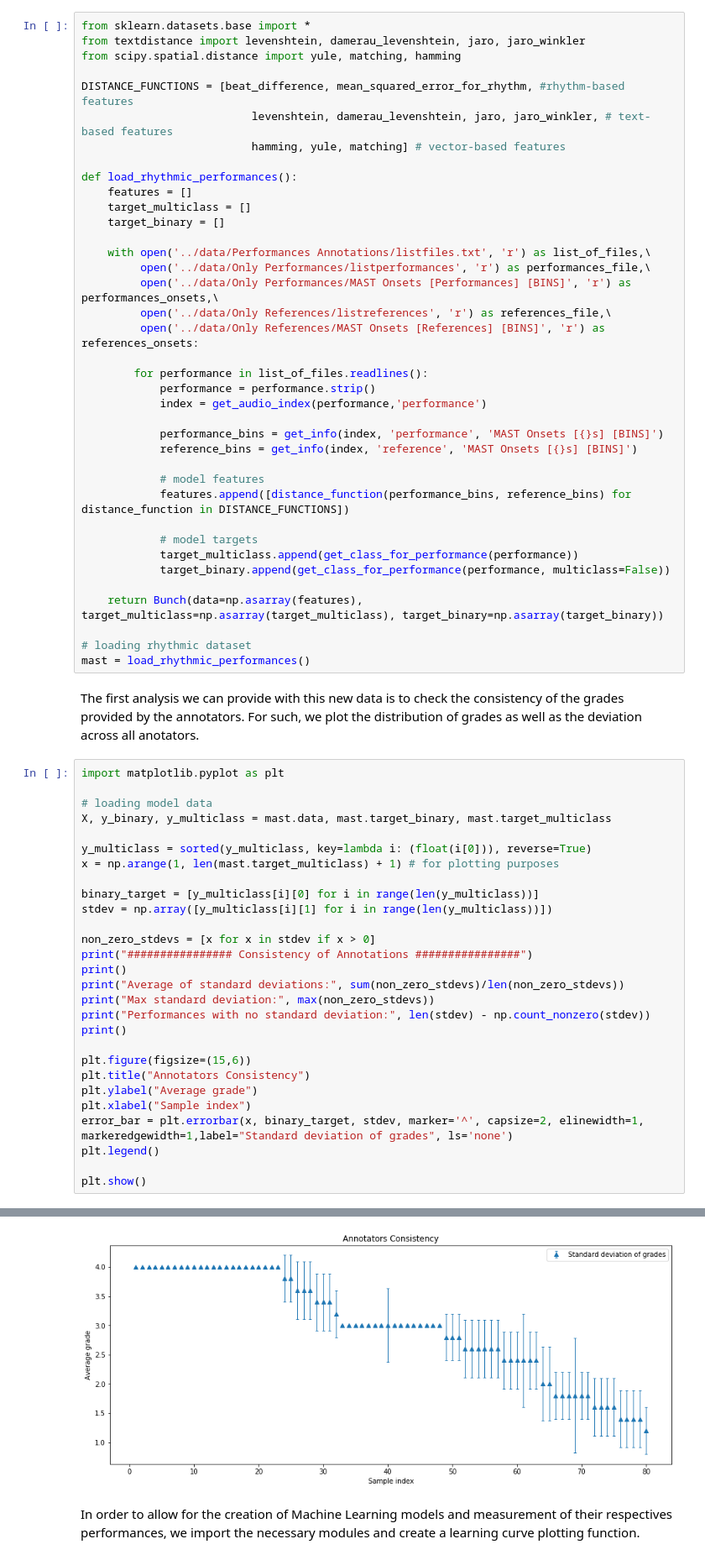
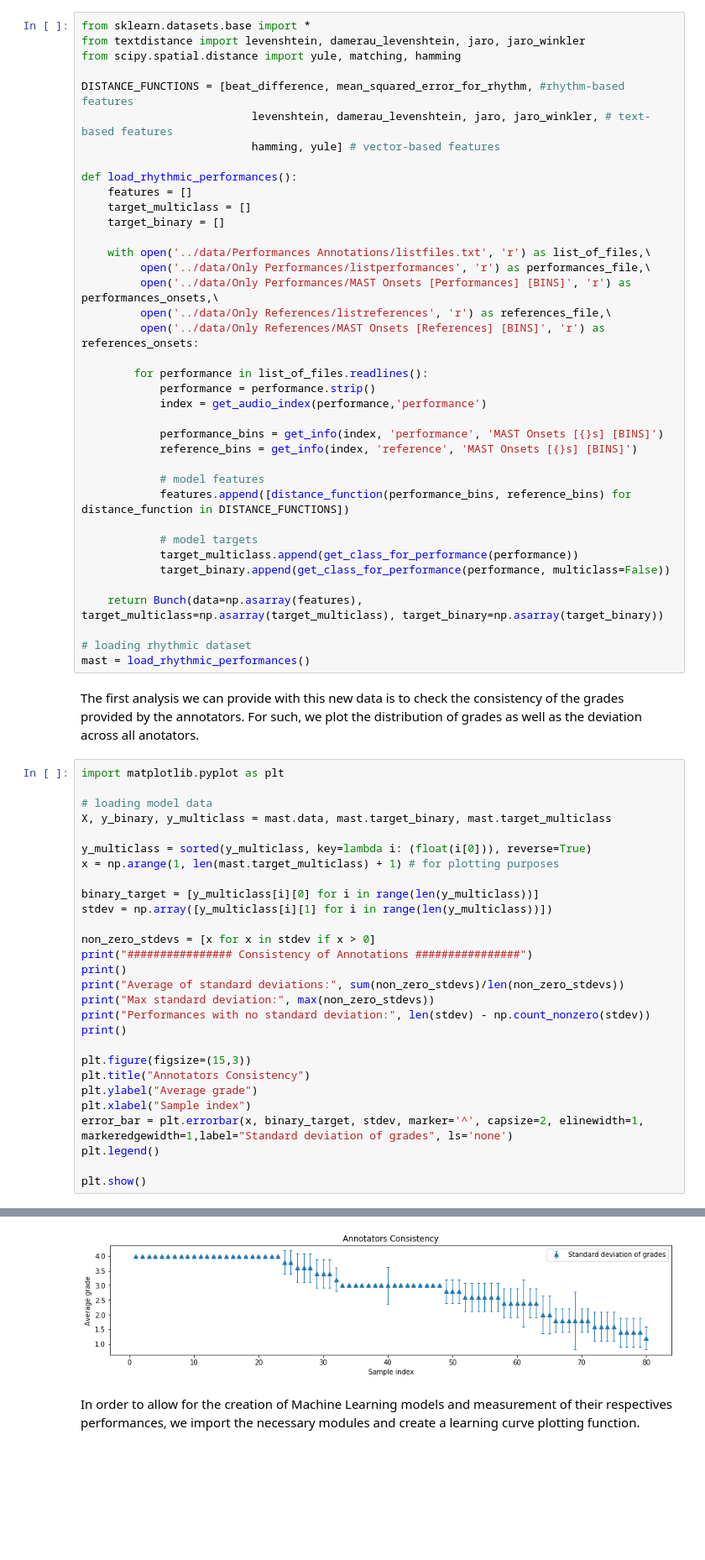
Before and after one commit to MTG/mast-rhythm-analysis, a Jupyter notebook: notebooks/BaselineRhythmicAssessmentSystem.ipynb, the cells around one changed output, grey strips where cells are left out. Shown: that part at 84% size. Drawn from its saved outputs; the diff is of its cells as text; blank space fills up the shorter version.

```diff
--- a/notebooks/BaselineRhythmicAssessmentSystem.ipynb
+++ b/notebooks/BaselineRhythmicAssessmentSystem.ipynb
@@ -128,7 +130,7 @@ from scipy.spatial.distance import yule, matching, hamming
 
 DISTANCE_FUNCTIONS = [beat_difference, mean_squared_error_for_rhythm, #rhythm-based features
                           levenshtein, damerau_levenshtein, jaro, jaro_winkler, # text-based features
-                          hamming, yule, matching] # vector-based features
+                          hamming, yule] # vector-based features
 
 def load_rhythmic_performances():
     features = []
@@ -167,35 +169,35 @@ import matplotlib.pyplot as plt
 # loading model data
 X, y_binary, y_multiclass = mast.data, mast.target_binary, mast.target_multiclass
 
 y_multiclass = sorted(y_multiclass, key=lambda i: (float(i[0])), reverse=True)
 x = np.arange(1, len(mast.target_multiclass) + 1) # for plotting purposes
 
 binary_target = [y_multiclass[i][0] for i in range(len(y_multiclass))]
 stdev = np.array([y_multiclass[i][1] for i in range(len(y_multiclass))])
 
 non_zero_stdevs = [x for x in stdev if x > 0]
 print("################ Consistency of Annotations ################")
 print()
 print("Average of standard deviations:", sum(non_zero_stdevs)/len(non_zero_stdevs))
 print("Max standard deviation:", max(non_zero_stdevs))
 print("Performances with no standard deviation:", len(stdev) - np.count_nonzero(stdev))
 print()
 
-plt.figure(figsize=(15,6))
+plt.figure(figsize=(15,3))
 plt.title("Annotators Consistency")
 plt.ylabel("Average grade")
 plt.xlabel("Sample index")
 error_bar = plt.errorbar(x, binary_target, stdev, marker='^', capsize=2, elinewidth=1, markeredgewidth=1,label="Standard deviation of grades", ls='none')
 plt.legend()
 
 plt.show()
 # %% [output]
 ################ Consistency of Annotations ################
 
 Average of standard deviations: 0.493443123979
 Max standard deviation: 0.979795897113
 Performances with no standard deviation: 38
-[figure, old version]
+[figure, new version]
 # %% [markdown]
 In order to allow for the creation of Machine Learning models and measurement of their respectives performances, we import the necessary modules and create a learning curve plotting function.
 # %%
```
Also changed, not shown: parts of 7 cells of this notebook, 2 other files.
